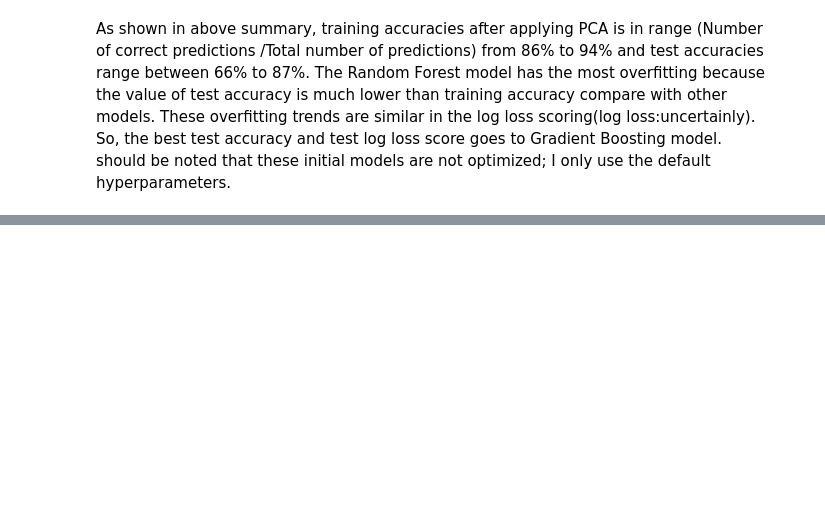
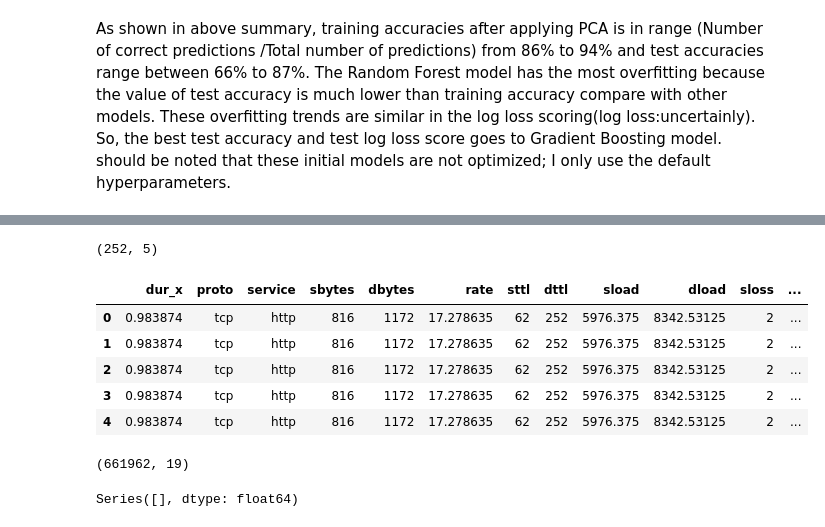
Before and after one commit to parichehrma/PariMa1, a Jupyter notebook: Capstone of Supervised Learning main.ipynb, the cells around one changed output, grey strips where cells are left out. Drawn from its saved outputs; the diff is of its cells as text; code cells hidden in the pictures; blank space fills up the shorter version.

```diff
--- a/Capstone of Supervised Learning main.ipynb
+++ b/Capstone of Supervised Learning main.ipynb
@@ -1072,0 +1283,39 @@ df_final.head()
+# %%
+# Choosing some columns from main dataset:
+df1 = df_main[['dur','proto','service','sbytes','dbytes','rate','sttl','dttl','sload','dload','sloss','dloss','smean','dmean','attack_cat','label']]
+# %%
+# Choosing some columns from new dataset:
+df_new = df_new[['proto','service','dur','src_bytes', 'dst_bytes']]###??? i have target variable in new dataset too what should i do i remove from new data???
+# %%
+# Select 0.001 percent of new dataset:
+df2 = df_new.sample(frac =0.01)
+# %%
+# Look at the shape of new dataset:
+df2.shape
+# %% [output]
+(252, 5)
+# %%
+# Merge two dataset:
+df3 = pd.merge(left=df1, right=df2, on=['proto', 'service'])##??????/???????????
+# %%
+# Look at the dataset:
+df3.head()
+# %% [output]
+|  | dur_x | proto | service | sbytes | dbytes | rate | sttl | dttl | sload | dload | sloss | ... |
+| 0 | 0.983874 | tcp | http | 816 | 1172 | 17.278635 | 62 | 252 | 5976.375 | 8342.53125 | 2 | ... |
+| 1 | 0.983874 | tcp | http | 816 | 1172 | 17.278635 | 62 | 252 | 5976.375 | 8342.53125 | 2 | ... |
+| 2 | 0.983874 | tcp | http | 816 | 1172 | 17.278635 | 62 | 252 | 5976.375 | 8342.53125 | 2 | ... |
+| 3 | 0.983874 | tcp | http | 816 | 1172 | 17.278635 | 62 | 252 | 5976.375 | 8342.53125 | 2 | ... |
+| 4 | 0.983874 | tcp | http | 816 | 1172 | 17.278635 | 62 | 252 | 5976.375 | 8342.53125 | 2 | ... |
+# %%
+# Look at the shape of final dataset:
+df3.shape
+# %% [output]
+(661962, 19)
+# %%
+# Findout percentage of missing values in each columns:
+
+null_count = round(df3.isnull().sum()*100/df3.isnull().count(),2)
+null_count[null_count>0]
+# %% [output]
+Series([], dtype: float64)
```
Also changed, not shown: parts of 210 cells of this notebook.
